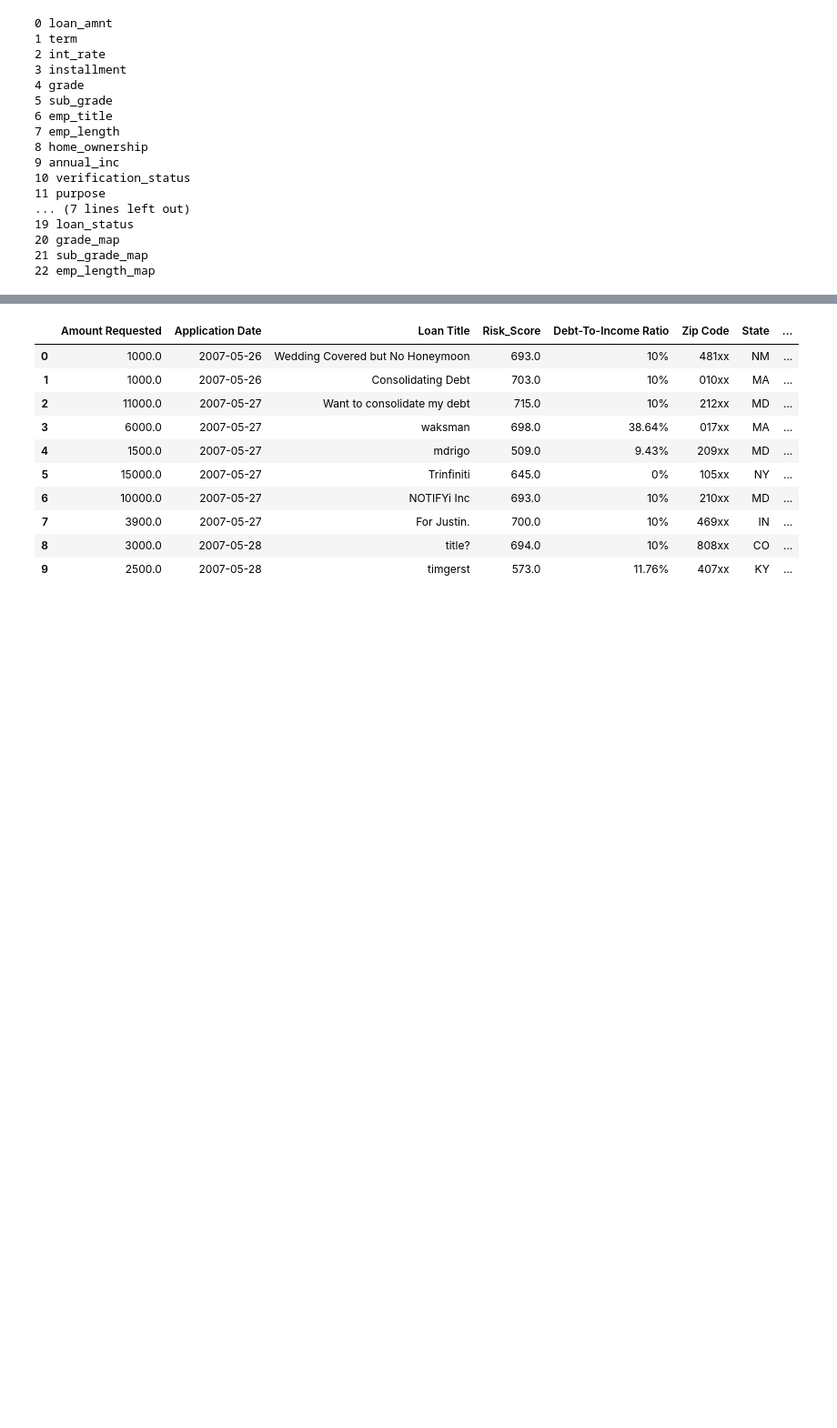
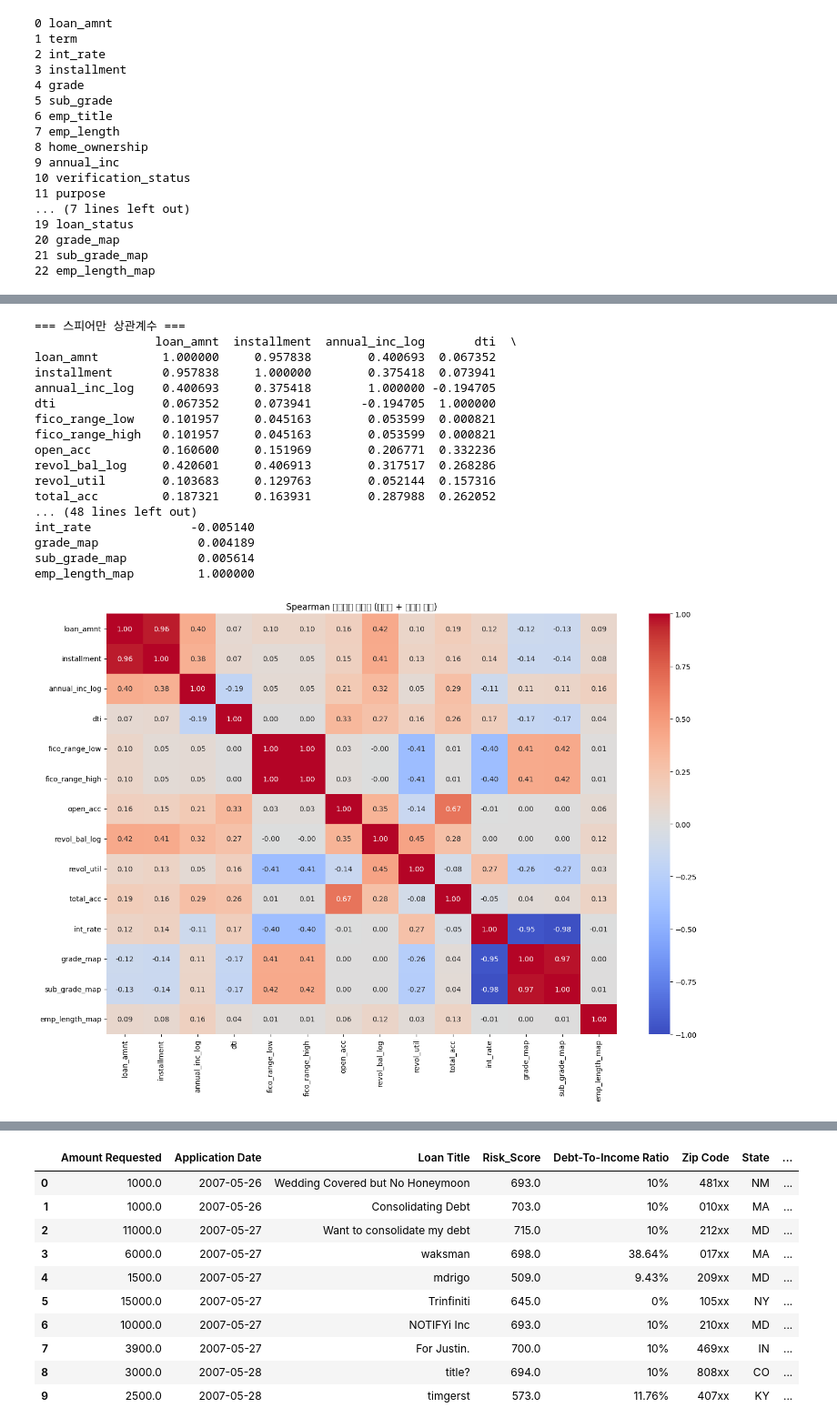
Before and after one commit to vlftmd6008/5mygodproject700, a Jupyter notebook: 5mygod.ipynb, the cells around one changed output, grey strips where cells are left out. Shown: that part at 91% size. Drawn from its saved outputs; the diff is of its cells as text; code cells hidden in the pictures; blank space fills up the shorter version.

```diff
--- a/5mygod.ipynb
+++ b/5mygod.ipynb
@@ -582,0 +618,47 @@ int_rate              0.002606    0.242939  -0.043566  1.000000
+# %%
+numerical_cols = [
+    'loan_amnt', 'installment', 'annual_inc_log', 'dti',
+    'fico_range_low', 'fico_range_high', 'open_acc',
+    'revol_bal_log', 'revol_util', 'total_acc', 'int_rate'
+]
+ordinal_cols = ['grade_map', 'sub_grade_map', 'emp_length_map']
+
+spearman_cols = numerical_cols + ordinal_cols
+df_spearman = accepted_filtered[spearman_cols].copy()
+
+df_spearman = df_spearman.dropna().reset_index(drop=True)
+
+# 스피어만 상관계수 계산
+spearman_corr = df_spearman.corr(method='spearman')
+
+# 출력
+print("=== 스피어만 상관계수 ===")
+print(spearman_corr)
+
+import seaborn as sns
+import matplotlib.pyplot as plt
+
+plt.figure(figsize=(14, 10))
+sns.heatmap(spearman_corr, annot=True, fmt=".2f", cmap="coolwarm", vmin=-1, vmax=1)
+plt.title("Spearman 상관계수 히트맵 (수치형 + 순서형 변수)")
+plt.tight_layout()
+plt.show()
+# %% [output]
+=== 스피어만 상관계수 ===
+                 loan_amnt  installment  annual_inc_log       dti  \
+loan_amnt         1.000000     0.957838        0.400693  0.067352
+installment       0.957838     1.000000        0.375418  0.073941
+annual_inc_log    0.400693     0.375418        1.000000 -0.194705
+dti               0.067352     0.073941       -0.194705  1.000000
+fico_range_low    0.101957     0.045163        0.053599  0.000821
+fico_range_high   0.101957     0.045163        0.053599  0.000821
+open_acc          0.160600     0.151969        0.206771  0.332236
+revol_bal_log     0.420601     0.406913        0.317517  0.268286
+revol_util        0.103683     0.129763        0.052144  0.157316
+total_acc         0.187321     0.163931        0.287988  0.262052
+... (48 lines left out)
+int_rate              -0.005140
+grade_map              0.004189
+sub_grade_map          0.005614
+emp_length_map         1.000000
+[figure, added]
```
Also changed, not shown: parts of 14 cells of this notebook.
